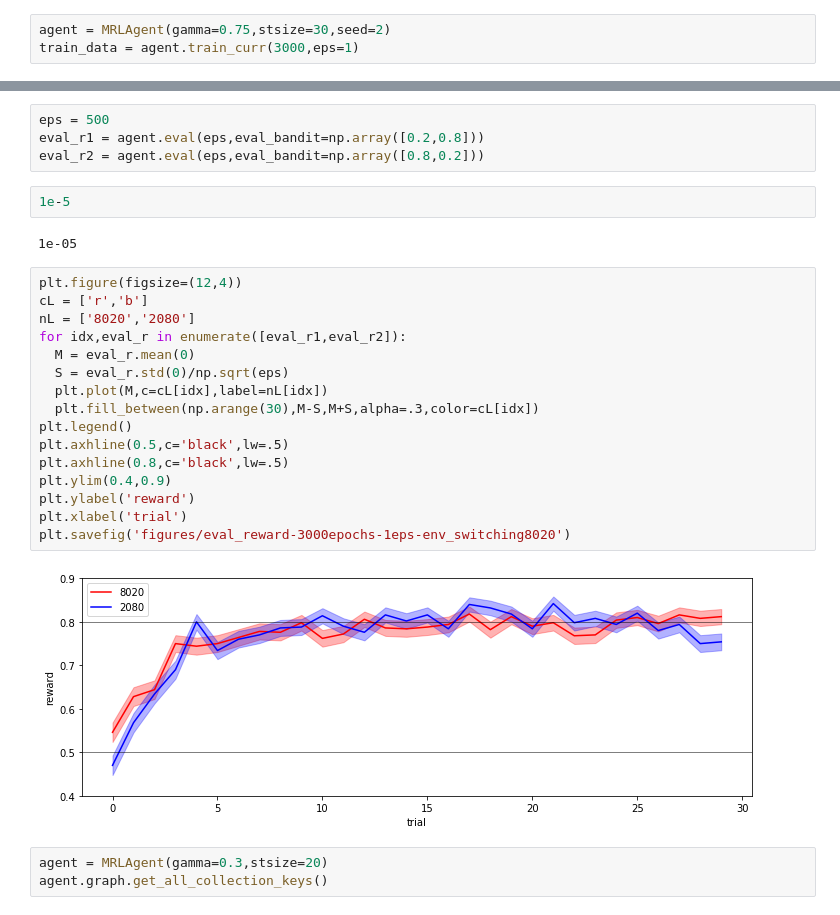
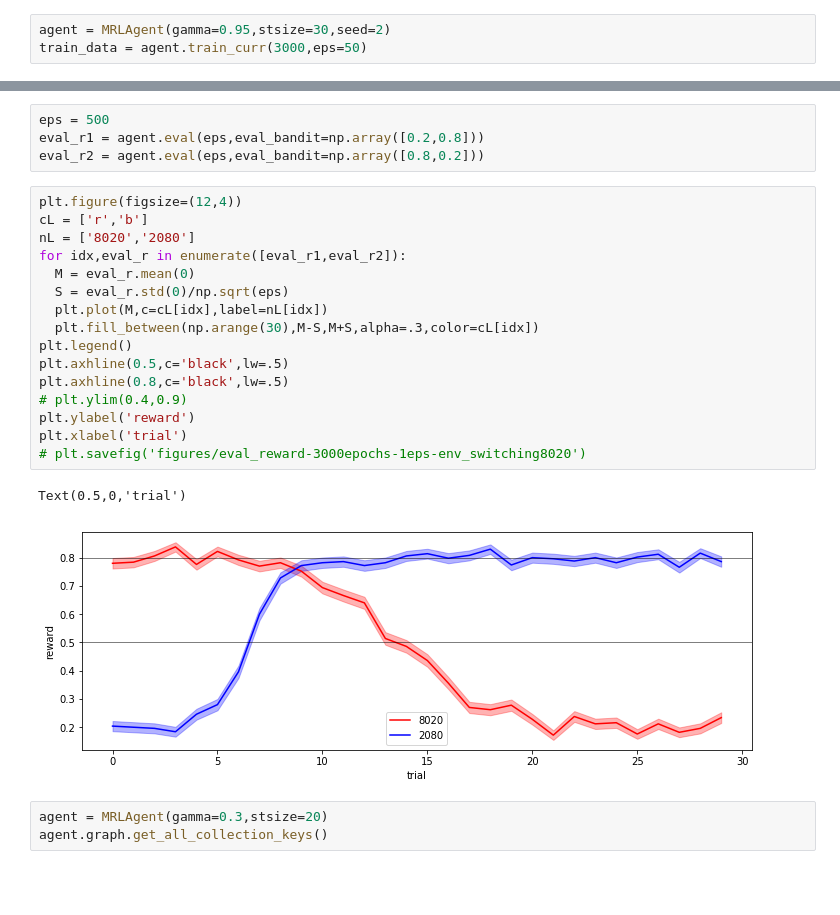
Before and after one commit to andrebeu/mrl, a Jupyter notebook: mrl.ipynb, the cells around one changed output, grey strips where cells are left out. Cells and saved outputs as stored; diff of their text form; blank space fills up the shorter version.

```diff
--- a/mrl.ipynb
+++ b/mrl.ipynb
@@ -45,6 +19,6 @@ train_data.shape
 # %%
-agent = MRLAgent(gamma=0.75,stsize=30,seed=2)
-train_data = agent.train_curr(3000,eps=1)
+agent = MRLAgent(gamma=0.95,stsize=30,seed=2)
+train_data = agent.train_curr(3000,eps=50)
 # %% [output]
 0.0
 0.01
@@ -80,28 +54,25 @@ plt.savefig('figures/train_loss-3000epochs-1eps-env_switching8020')
 eps = 500
 eval_r1 = agent.eval(eps,eval_bandit=np.array([0.2,0.8]))
 eval_r2 = agent.eval(eps,eval_bandit=np.array([0.8,0.2]))
-# %%
-1e-5
-# %% [output]
-1e-05
 # %%
 plt.figure(figsize=(12,4))
 cL = ['r','b']
 nL = ['8020','2080']
 for idx,eval_r in enumerate([eval_r1,eval_r2]):
   M = eval_r.mean(0)
   S = eval_r.std(0)/np.sqrt(eps)
   plt.plot(M,c=cL[idx],label=nL[idx])
   plt.fill_between(np.arange(30),M-S,M+S,alpha=.3,color=cL[idx])
 plt.legend()
 plt.axhline(0.5,c='black',lw=.5)
 plt.axhline(0.8,c='black',lw=.5)
-plt.ylim(0.4,0.9)
+# plt.ylim(0.4,0.9)
 plt.ylabel('reward')
 plt.xlabel('trial')
-plt.savefig('figures/eval_reward-3000epochs-1eps-env_switching8020')
+# plt.savefig('figures/eval_reward-3000epochs-1eps-env_switching8020')
 # %% [output]
+Text(0.5,0,'trial')
-[figure, old version]
+[figure, new version]
 # %%
 agent = MRLAgent(gamma=0.3,stsize=20)
 agent.graph.get_all_collection_keys()
```
Also changed, not shown: parts of 4 cells of this notebook, 1 other file.
